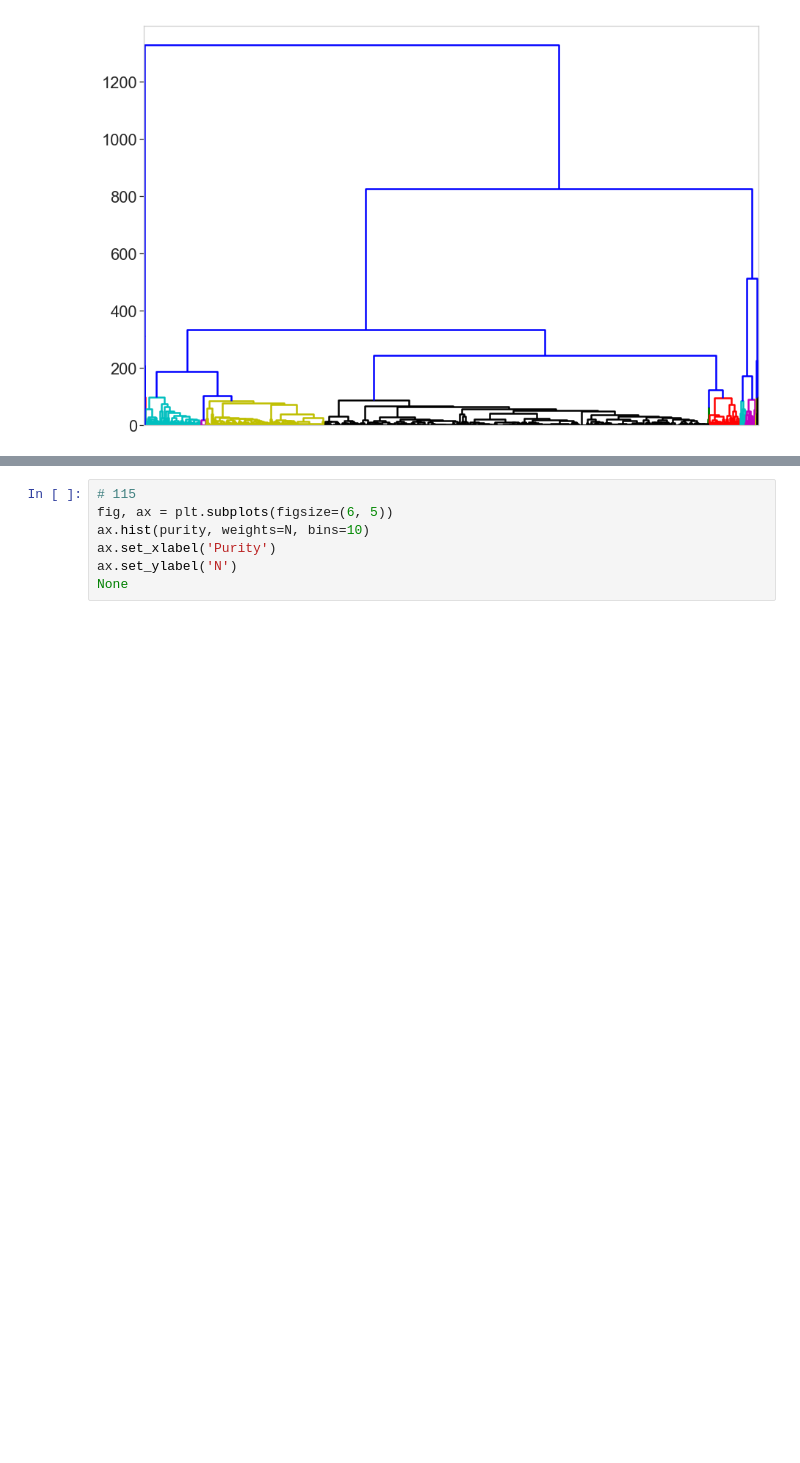
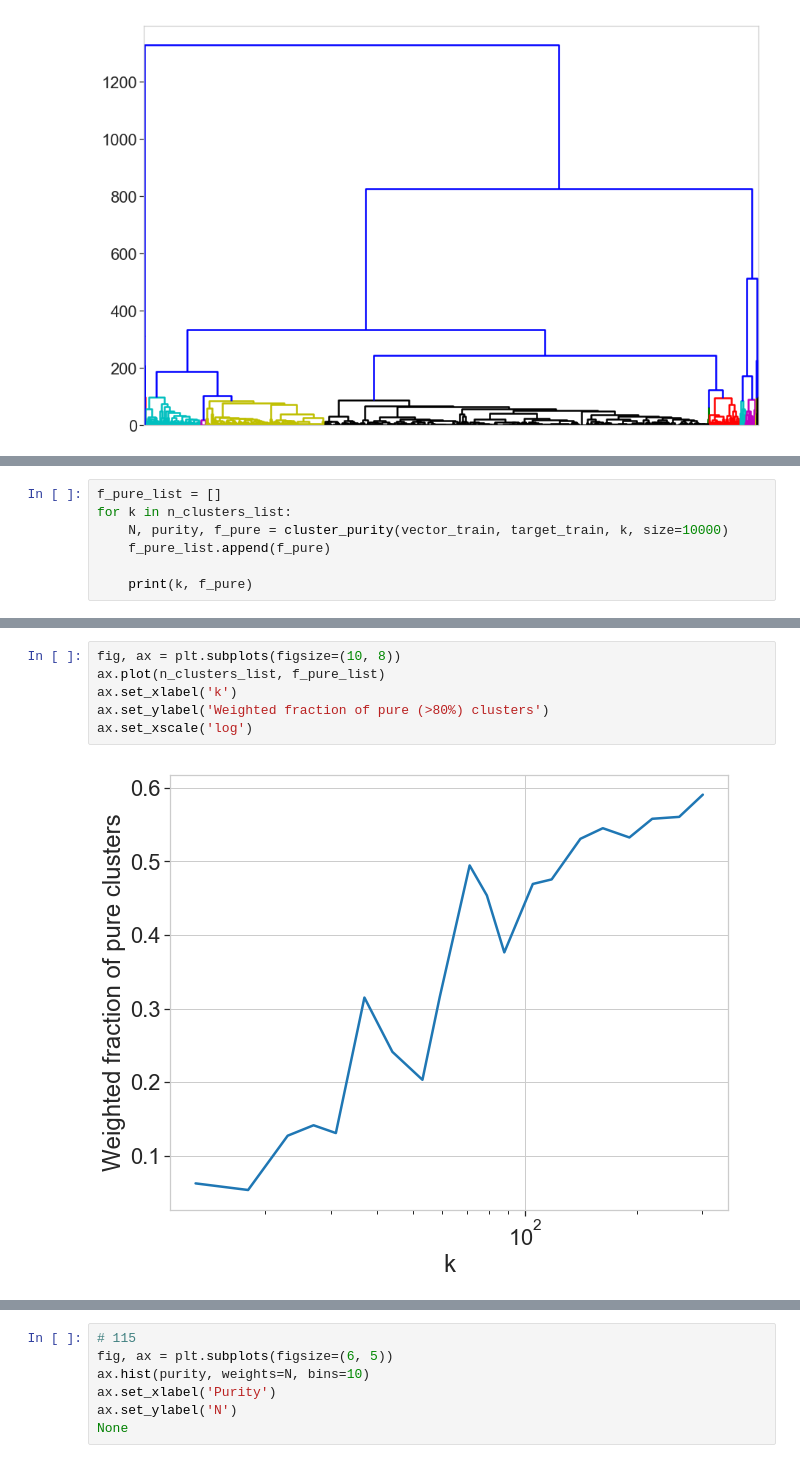
Before and after one commit to jcoupon/NOTAM-classifier, a Jupyter notebook: 3_Modelling/Modelling.ipynb, the cells around one changed output, grey strips where cells are left out. Saved outputs shown, nothing was run; the diff lists cells and outputs as text; blank space fills up the shorter version.

```diff
--- a/3_Modelling/Modelling.ipynb
+++ b/3_Modelling/Modelling.ipynb
@@ -484,0 +483,7 @@ None
+# %%
+f_pure_list = []
+for k in n_clusters_list:
+    N, purity, f_pure = cluster_purity(vector_train, target_train, k, size=10000)
+    f_pure_list.append(f_pure)
+
+    print(k, f_pure)
@@ -484,0 +508,8 @@ None
+# %%
+fig, ax = plt.subplots(figsize=(10, 8))
+ax.plot(n_clusters_list, f_pure_list)
+ax.set_xlabel('k')
+ax.set_ylabel('Weighted fraction of pure (>80%) clusters')
+ax.set_xscale('log')
+# %% [output]
+[figure, added]
```
Also changed, not shown: parts of 7 cells of this notebook, 6 other files.
